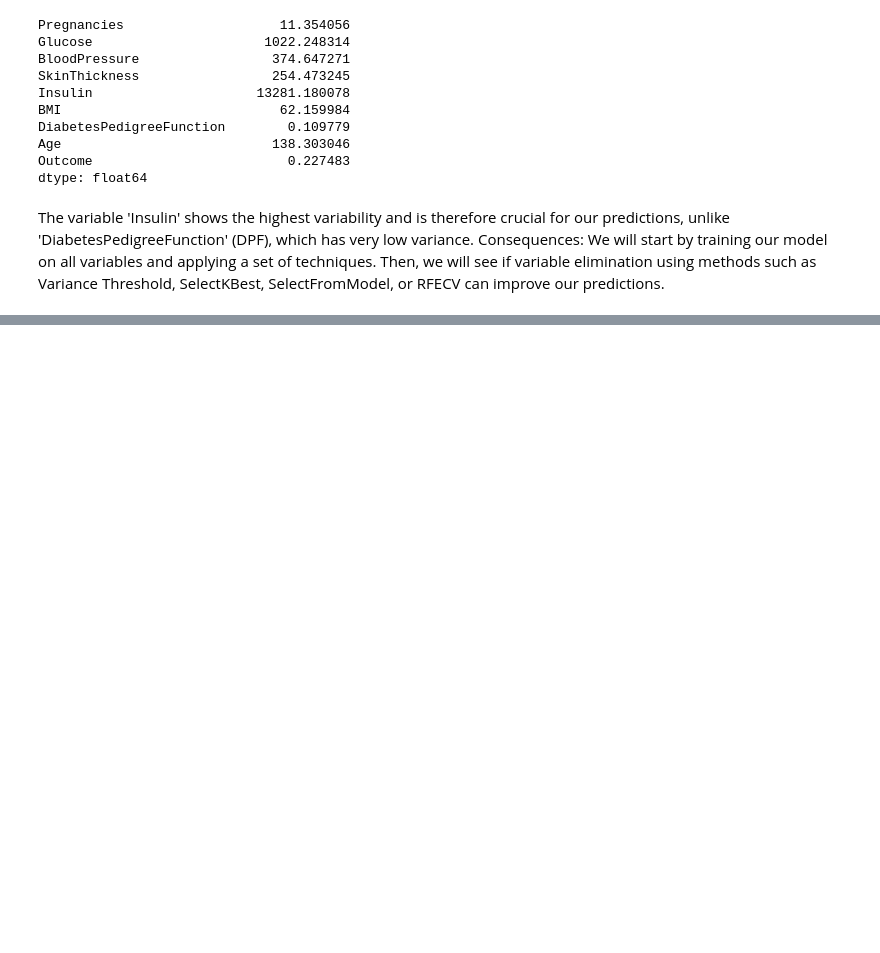
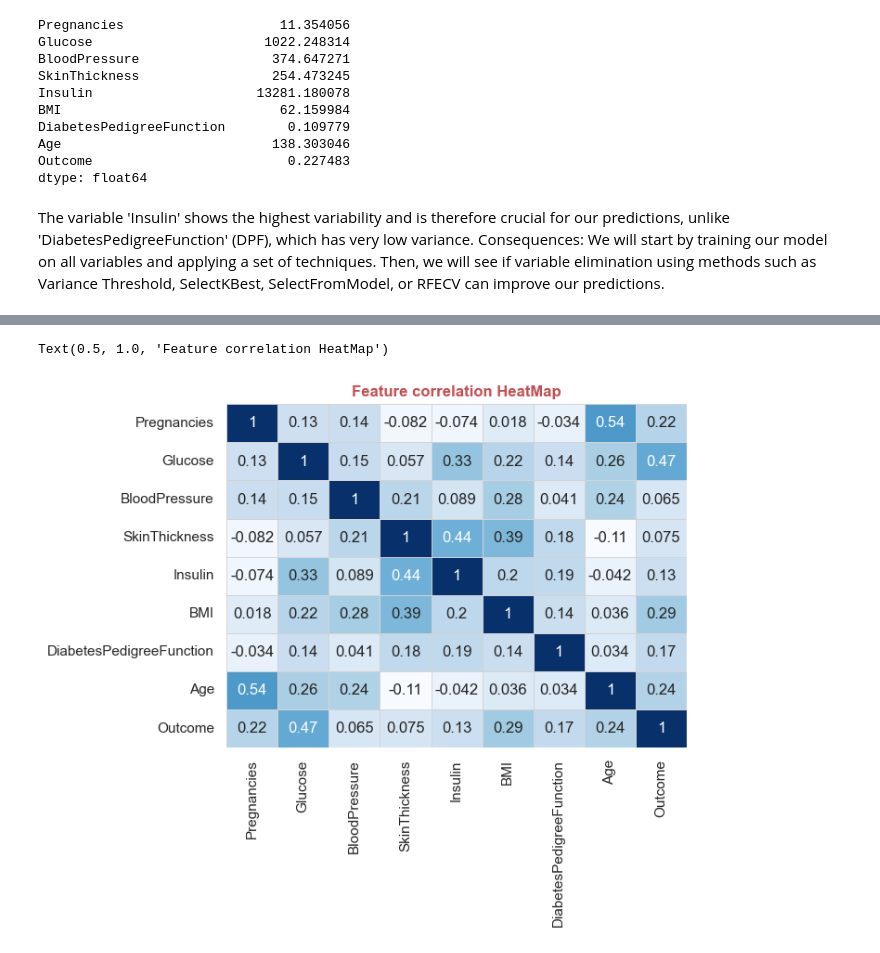
Before and after one commit to Yousseflaoufir12/Diabetes-Risk-Prediction, a Jupyter notebook: diabetes.ipynb, the cells around one changed output, grey strips where cells are left out. Drawn from its saved outputs; the diff is of its cells as text; code cells hidden in the pictures; blank space fills up the shorter version.

```diff
--- a/diabetes.ipynb
+++ b/diabetes.ipynb
@@ -177,0 +313,6 @@ The variable 'Insulin' shows the highest variability and is therefore crucial fo
+# %%
+ax=sea.heatmap(df.corr(),cbar=False,annot=True,cmap='Blues',linewidths=0.5,linecolor='lightgray')
+ax.set_title("Feature correlation HeatMap",c='r',weight='bold',fontsize=12)
+# %% [output]
+Text(0.5, 1.0, 'Feature correlation HeatMap')
+[figure, added]
```
Also changed, not shown: parts of 18 cells of this notebook, 1 other file.
